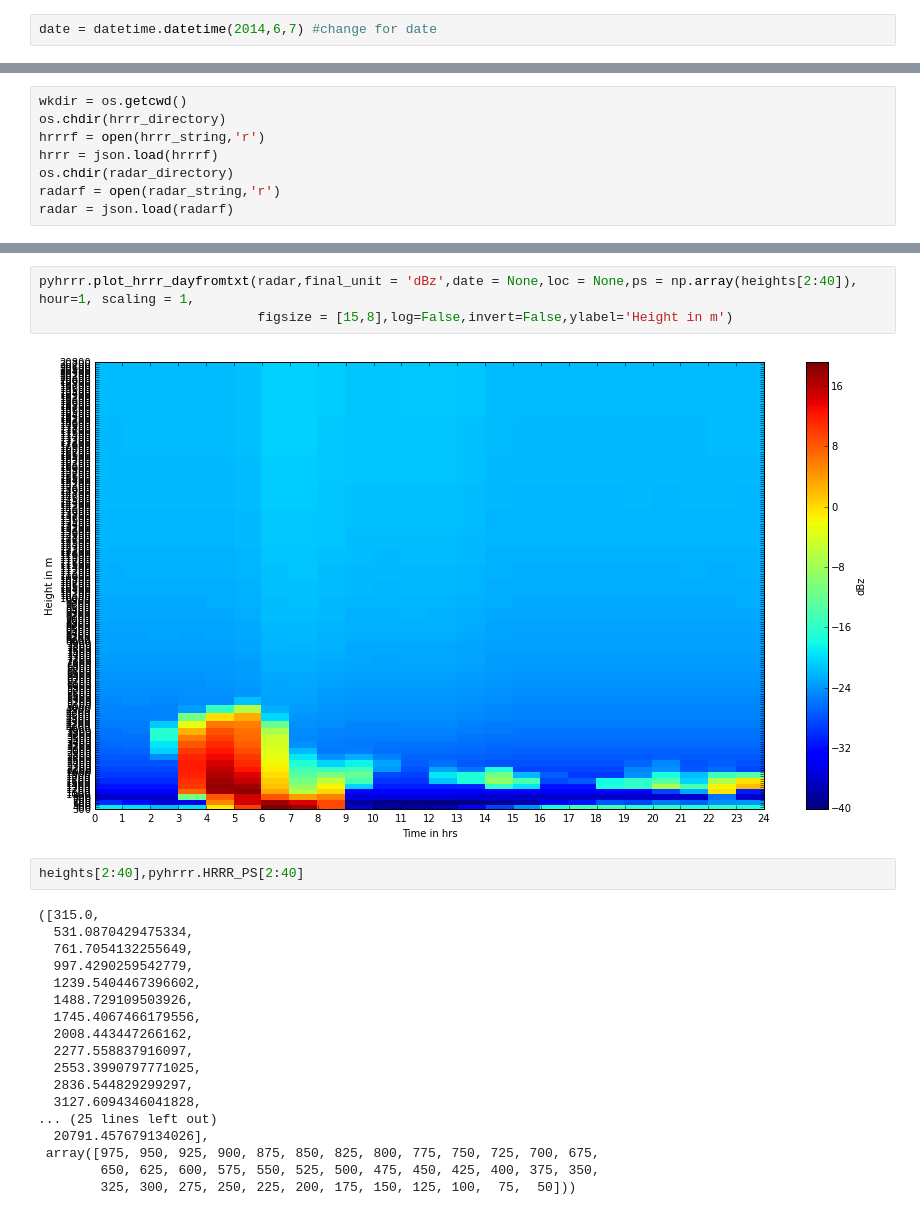
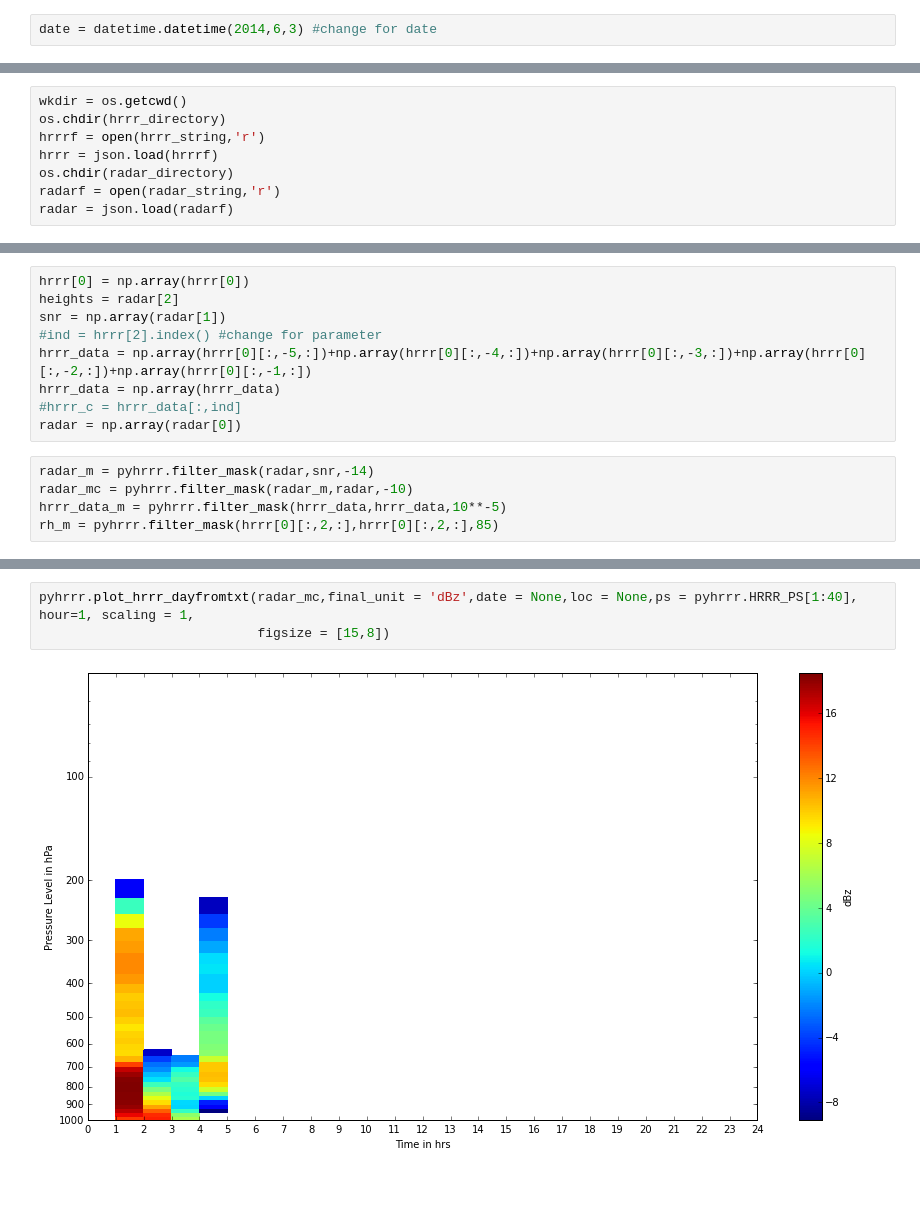
Before and after one commit to EVS-ATMOS/HRRR, a Jupyter notebook: notebooks/radar hrrr comparison plotting.ipynb, the cells around one changed output, grey strips where cells are left out. Saved outputs shown, nothing was run; the diff lists cells and outputs as text; blank space fills up the shorter version.

Commit message:
radar file generation (new) and radar hrr comparison plotting and filtering

```diff
--- a/notebooks/radar hrrr comparison plotting.ipynb
+++ b/notebooks/radar hrrr comparison plotting.ipynb
@@ -11,7 +11,7 @@ import matplotlib.pyplot as plt
 import numpy as np
 %matplotlib inline
 # %%
-date = datetime.datetime(2014,6,7) #change for date
+date = datetime.datetime(2014,6,3) #change for date
 # %%
 radar_string = pyhrrr.produce_radar_txt_string(date)
 hrrr_string = pyhrrr.produce_hrrr_txt_string(date,filenum = 24,hour = 1,loc=[36.605, -97.485], indexes = None,
@@ -31,3 +27,17 @@ heights = radar[1]
+# %%
+hrrr[0] = np.array(hrrr[0])
+heights = radar[2]
+snr = np.array(radar[1])
+#ind = hrrr[2].index() #change for parameter
+hrrr_data = np.array(hrrr[0][:,-5,:])+np.array(hrrr[0][:,-4,:])+np.array(hrrr[0][:,-3,:])+np.array(hrrr[0][:,-2,:])+np.array(hrrr[0][:,-1,:])
+hrrr_data = np.array(hrrr_data)
+#hrrr_c = hrrr_data[:,ind]
+radar = np.array(radar[0])
+# %%
+radar_m = pyhrrr.filter_mask(radar,snr,-14)
+radar_mc = pyhrrr.filter_mask(radar_m,radar,-10)
+hrrr_data_m = pyhrrr.filter_mask(hrrr_data,hrrr_data,10**-5)
+rh_m = pyhrrr.filter_mask(hrrr[0][:,2,:],hrrr[0][:,2,:],85)
 # %%
 hrrr[0].shape
 # %% [output]
@@ -47,25 +50,5 @@ pyhrrr.plot_hrrr_dayfromtxt(hrrr_data,final_unit = 'Total mixing ratio kg/kg**-1
 # %%
-pyhrrr.plot_hrrr_dayfromtxt(radar,final_unit = 'dBz',date = None,loc = None,ps = np.array(heights[2:40]), hour=1, scaling = 1,
-                            figsize = [15,8],log=False,invert=False,ylabel='Height in m')
+pyhrrr.plot_hrrr_dayfromtxt(radar_mc,final_unit = 'dBz',date = None,loc = None,ps = pyhrrr.HRRR_PS[1:40], hour=1, scaling = 1,
+                            figsize = [15,8])
 # %% [output]
-[figure, old version]
+[figure, new version]
-# %%
-heights[2:40],pyhrrr.HRRR_PS[2:40]
-# %% [output]
-([315.0,
-  531.0870429475334,
-  761.7054132255649,
-  997.4290259542779,
-  1239.5404467396602,
-  1488.729109503926,
-  1745.4067466179556,
-  2008.443447266162,
-  2277.558837916097,
-  2553.3990797771025,
-  2836.544829299297,
-  3127.6094346041828,
-... (25 lines left out)
-  20791.457679134026],
- array([975, 950, 925, 900, 875, 850, 825, 800, 775, 750, 725, 700, 675,
-        650, 625, 600, 575, 550, 525, 500, 475, 450, 425, 400, 375, 350,
-        325, 300, 275, 250, 225, 200, 175, 150, 125, 100,  75,  50]))
```
Also changed, not shown: parts of 22 cells of this notebook, 1 other file.
